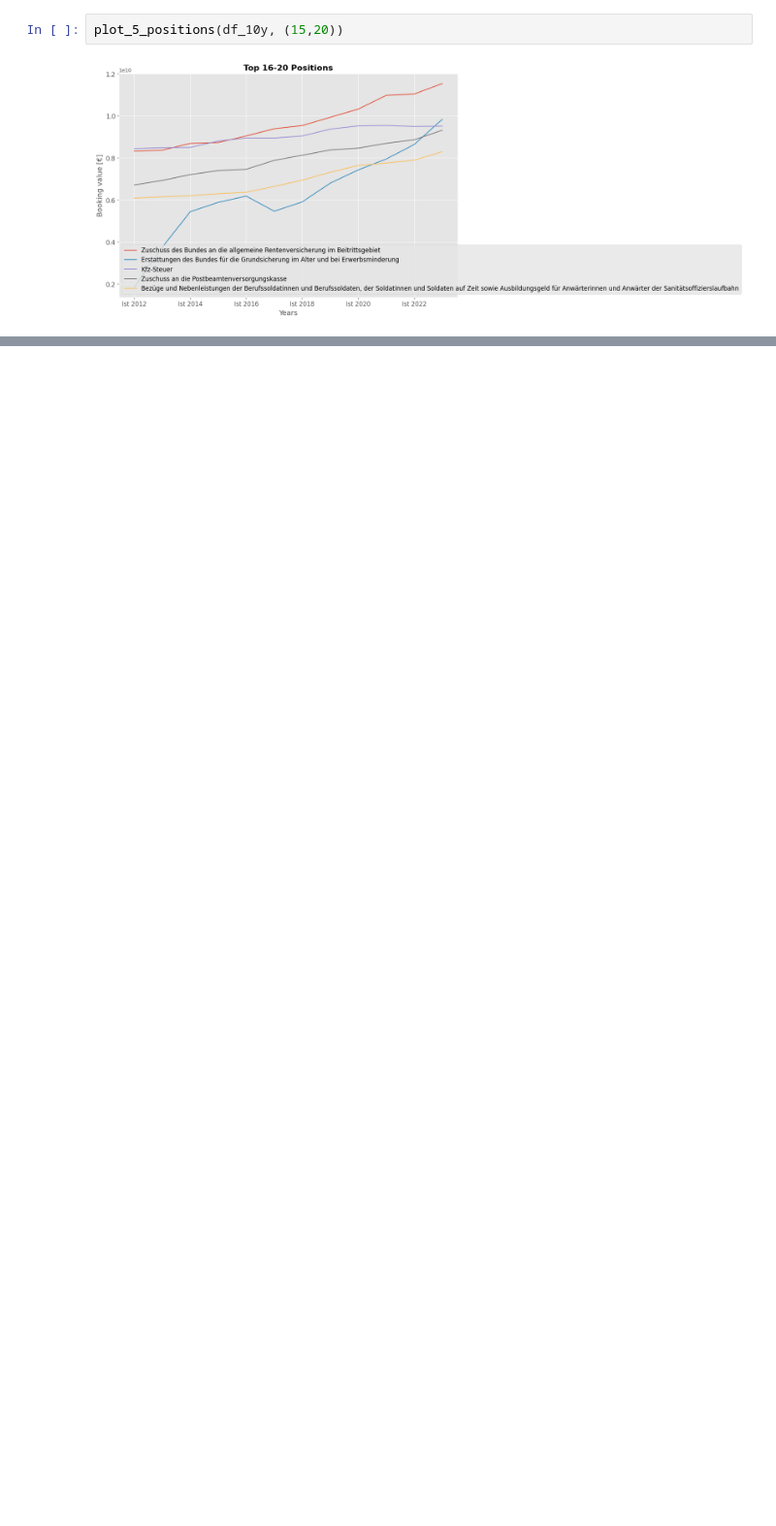
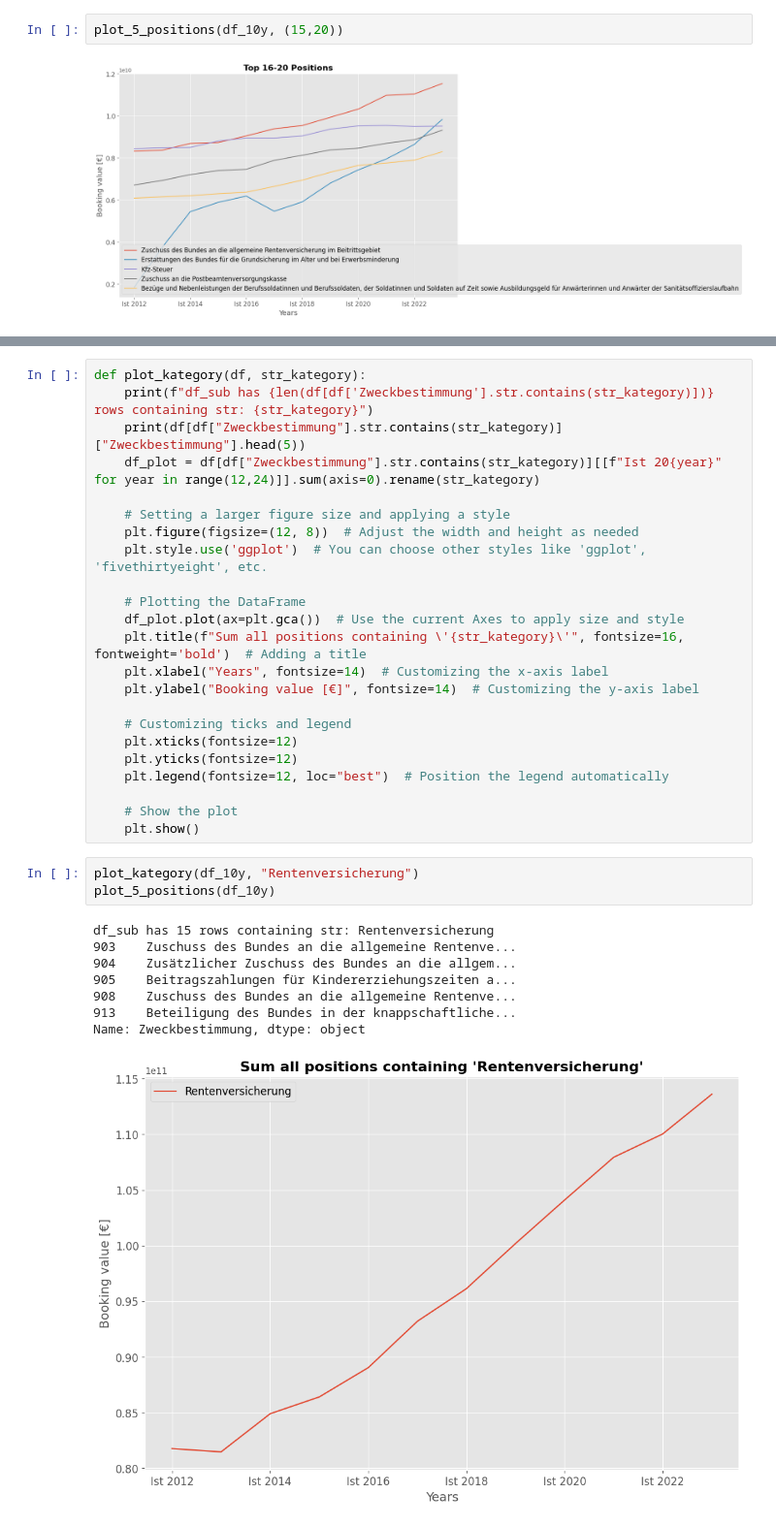
Before and after one commit to MaxwellMuF/Urban_technologie_project_Bundeshaushalt, a Jupyter notebook: 5_analyse_data.ipynb, the cells around one changed output, grey strips where cells are left out. Shown at 97% size. Saved outputs shown, nothing was run; the diff lists cells and outputs as text; blank space fills up the shorter version.

Commit message:
add more plots

```diff
--- a/5_analyse_data.ipynb
+++ b/5_analyse_data.ipynb
@@ -128,0 +129,35 @@ plot_5_positions(df_10y, (15,20))
+# %%
+def plot_kategory(df, str_kategory):
+    print(f"df_sub has {len(df[df['Zweckbestimmung'].str.contains(str_kategory)])} rows containing str: {str_kategory}")
+    print(df[df["Zweckbestimmung"].str.contains(str_kategory)]["Zweckbestimmung"].head(5))
+    df_plot = df[df["Zweckbestimmung"].str.contains(str_kategory)][[f"Ist 20{year}" for year in range(12,24)]].sum(axis=0).rename(str_kategory)
+
+    # Setting a larger figure size and applying a style
+    plt.figure(figsize=(12, 8))  # Adjust the width and height as needed
+    plt.style.use('ggplot')  # You can choose other styles like 'ggplot', 'fivethirtyeight', etc.
+
+    # Plotting the DataFrame
+    df_plot.plot(ax=plt.gca())  # Use the current Axes to apply size and style
+    plt.title(f"Sum all positions containing \'{str_kategory}\'", fontsize=16, fontweight='bold')  # Adding a title
+    plt.xlabel("Years", fontsize=14)  # Customizing the x-axis label
+    plt.ylabel("Booking value [€]", fontsize=14)  # Customizing the y-axis label
+
+    # Customizing ticks and legend
+    plt.xticks(fontsize=12)
+    plt.yticks(fontsize=12)
+    plt.legend(fontsize=12, loc="best")  # Position the legend automatically
+
+    # Show the plot
+    plt.show()
+# %%
+plot_kategory(df_10y, "Rentenversicherung")
+plot_5_positions(df_10y)
+# %% [output]
+df_sub has 15 rows containing str: Rentenversicherung
+903    Zuschuss des Bundes an die allgemeine Rentenve...
+904    Zusätzlicher Zuschuss des Bundes an die allgem...
+905    Beitragszahlungen für Kindererziehungszeiten a...
+908    Zuschuss des Bundes an die allgemeine Rentenve...
+913    Beteiligung des Bundes in der knappschaftliche...
+Name: Zweckbestimmung, dtype: object
+[figure, added]
```
Also changed, not shown: parts of 20 cells of this notebook, 6 other files.
